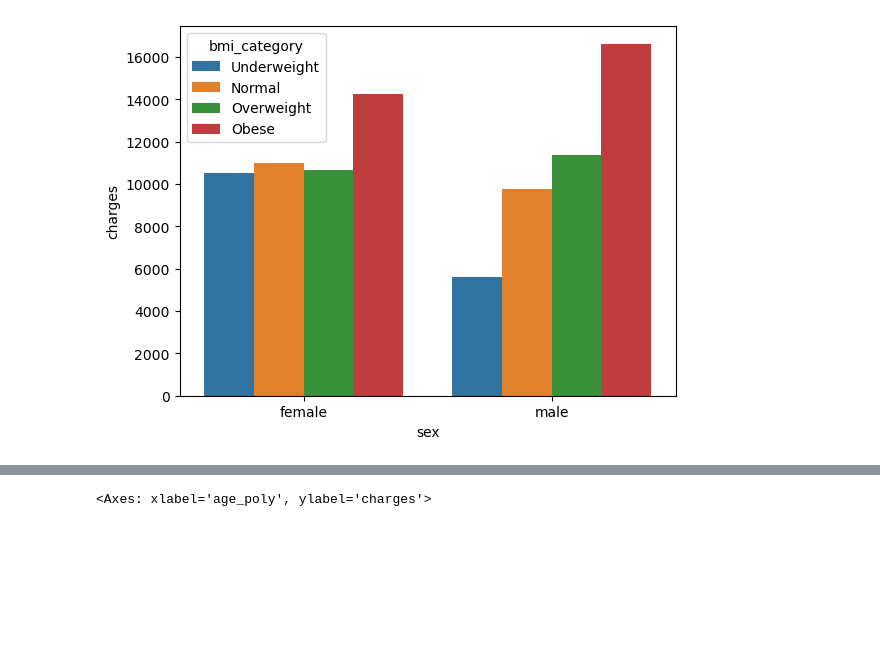
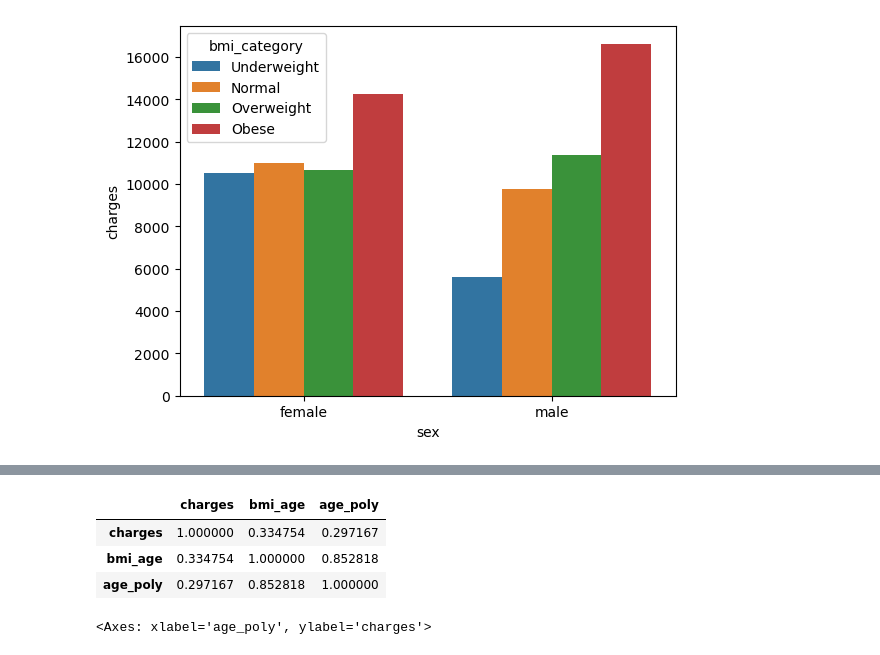
Before and after one commit to Jeremiah-Williams1/Medical-Insurance, a Jupyter notebook: notebook/medical insurance.ipynb, the cells around one changed output, grey strips where cells are left out. Saved outputs shown, nothing was run; the diff lists cells and outputs as text; code cells hidden in the pictures; blank space fills up the shorter version.

```diff
--- a/notebook/medical insurance.ipynb
+++ b/notebook/medical insurance.ipynb
@@ -114,3 +112,10 @@ sns.scatterplot(data=df, x='bmi_age', y='charges')
+# %%
+df[['charges','bmi_age','age_poly']].corr()
+# %% [output]
+|  | charges | bmi_age | age_poly |
+| charges | 1.000000 | 0.334754 | 0.297167 |
+| bmi_age | 0.334754 | 1.000000 | 0.852818 |
+| age_poly | 0.297167 | 0.852818 | 1.000000 |
 # %%
 df['age_poly'] = df['age']**3
 
```
Also changed, not shown: parts of 15 cells of this notebook, 22 other files.
